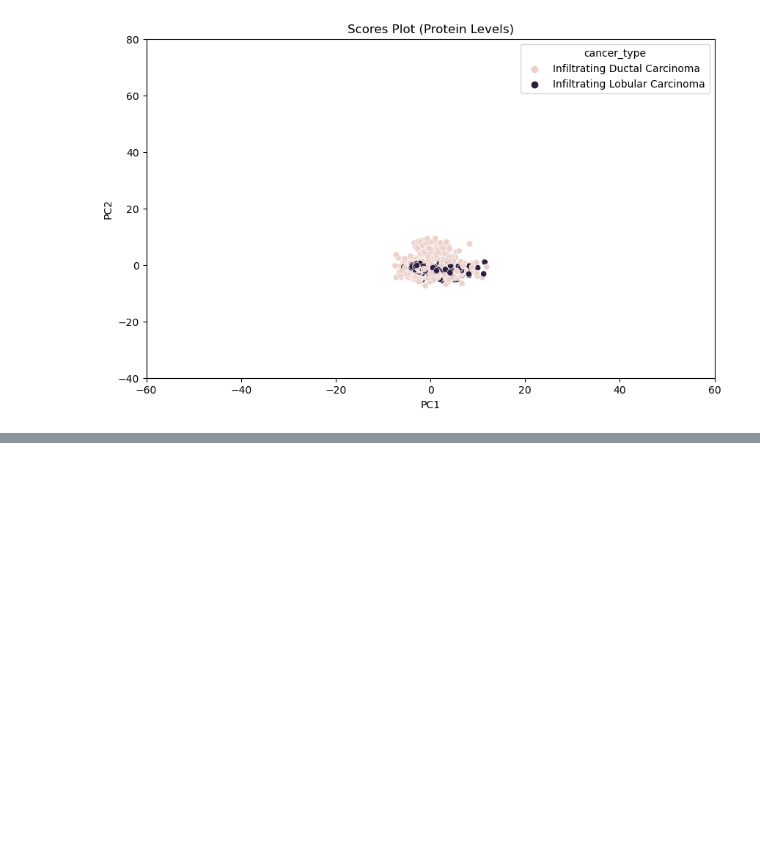
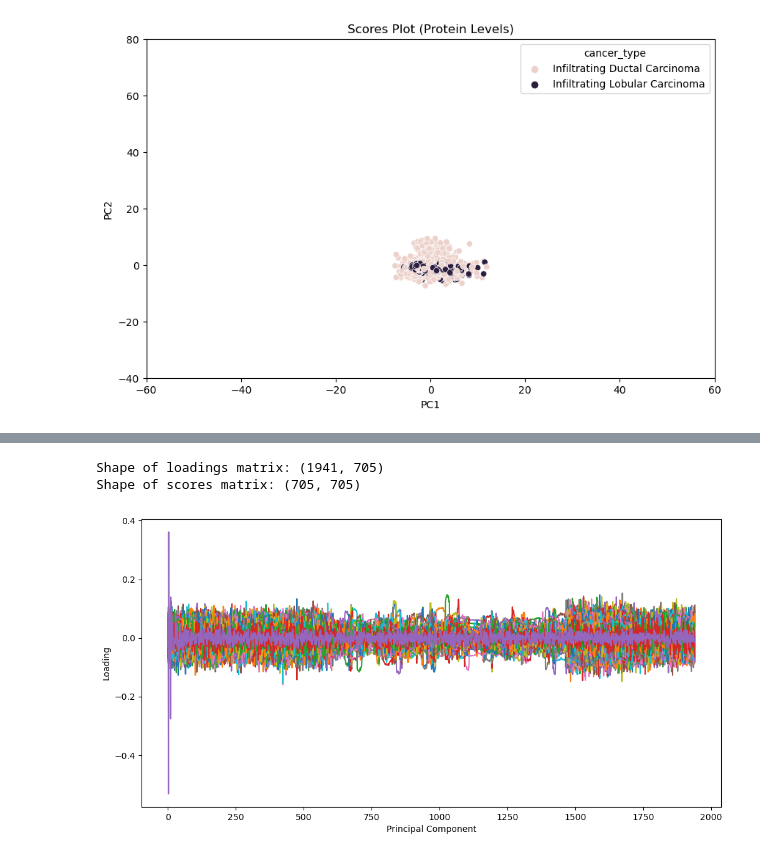
Before and after one commit to chanananins/BRCA-PCA, a Jupyter notebook: PCA Restart.ipynb, the cells around one changed output, grey strips where cells are left out. Saved outputs shown, nothing was run; the diff lists cells and outputs as text; code cells hidden in the pictures; blank space fills up the shorter version.

```diff
--- a/PCA Restart.ipynb
+++ b/PCA Restart.ipynb
@@ -346,0 +348,29 @@ plt.show()
+# %%
+from sklearn.preprocessing import StandardScaler
+scaler = StandardScaler()
+data_standardized = scaler.fit_transform(brca_data_modified)
+
+from sklearn.decomposition import PCA
+pca = PCA()
+pca.fit(data_standardized)
+
+loadings = pca.components_.T
+scores = pca.transform(data_standardized)
+
+
+print("Shape of loadings matrix:", loadings.shape)
+print("Shape of scores matrix:", scores.shape)
+# %% [output]
+Shape of loadings matrix: (1941, 705)
+Shape of scores matrix: (705, 705)
+# %%
+x_label = 'Principal Component'
+y_label = 'Loading'
+
+fig, ax = plt.subplots()
+ax.plot(loadings)
+ax.set_xlabel(x_label)
+ax.set_ylabel(y_label)
+plt.show()
+# %% [output]
+[figure, added]
```
Also changed, not shown: parts of 9 cells of this notebook.
